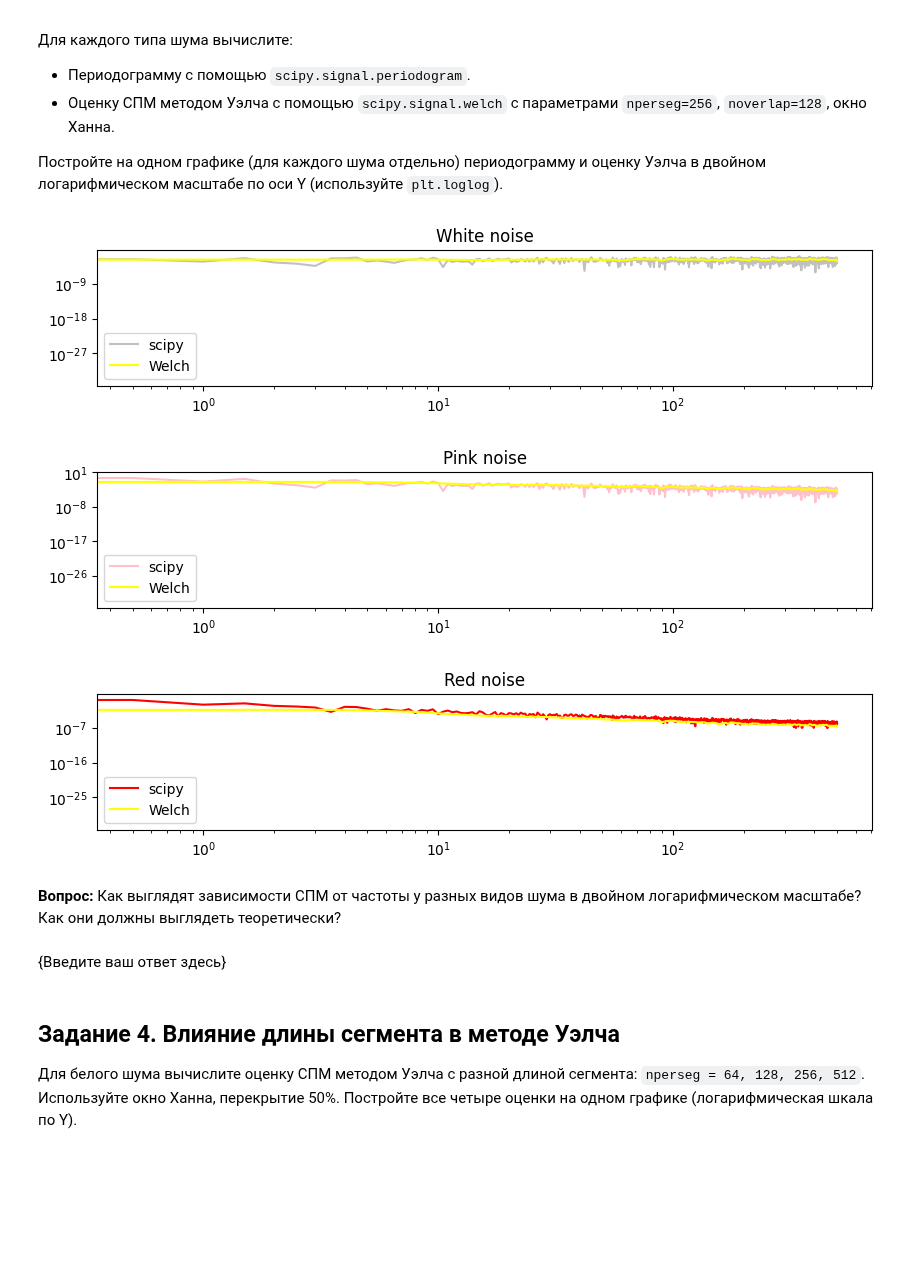
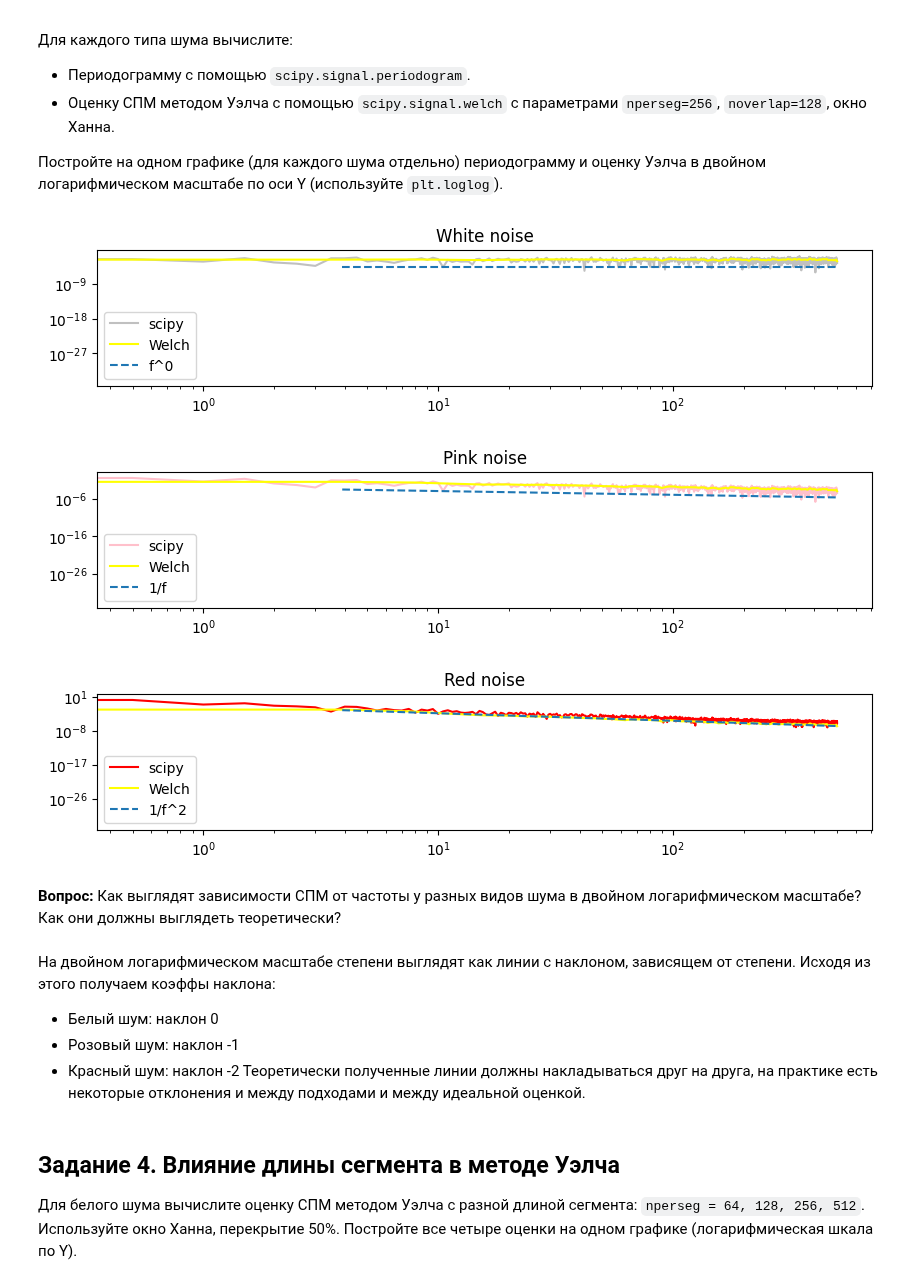
Before and after one commit to Korobokkk/YADRO-2026_dsp-seminars, a Jupyter notebook: kiselel_4_lab.ipynb, the cells around one changed output. Drawn from its saved outputs; the diff is of its cells as text; code cells hidden in the pictures; blank space fills up the shorter version.

```diff
--- a/kiselel_4_lab.ipynb
+++ b/kiselel_4_lab.ipynb
@@ -30,12 +30,14 @@ white_noise = np.random.normal(0, scale, fs * T)
 #pink noise
 X = np.fft.rfft(white_noise)
 freqs = np.fft.rfftfreq(T * fs, d = 1 / fs)
+X[0] = 1
 X[1:] *= 1 / np.sqrt(freqs[1:])
 pink_noise = np.fft.irfft(X)
 pink_noise /= np.std(pink_noise)
 
 #red noise
 red_noise = np.cumsum(white_noise)
+red_noise -= np.mean(red_noise)
 red_noise /= np.std(red_noise)
 
 # print(len(white_noise))
@@ -57,9 +59,11 @@ plt.subplot(3, 1, 3)
 # #plt.figure(figsize = (16,8))
 plt.title('Красный шум')
 plt.plot(t, red_noise)
+plt.xlim(0,2)
+plt.ylim(min(red_noise),max(red_noise))
 plt.show()
 
-print(f'Белый шум: mean - {np.mean(white_noise)}, disp {np.var(white_noise)}')
-print(f'Розовый шум: mean - {np.mean(pink_noise)}, disp {np.var(pink_noise)}')
-print(f'Красный шум: mean - {np.mean(red_noise)}, disp {np.var(red_noise)}')
+print(f'Белый шум: mean: {np.mean(white_noise):.4f}, disp: {np.var(white_noise):.4f}')
+print(f'Розовый шум: mean: {np.mean(pink_noise):.4f}, disp: {np.var(pink_noise):.4f}')
+print(f'Красный шум: mean: {np.mean(red_noise):.4f}, disp: {np.var(red_noise):.4f}')
 # %% [output]
@@ -119,40 +132,51 @@ f_white, arr_white = scipy.signal.periodogram(white_noise, fs)
 f_white_welch, arr_white_welch = scipy.signal.welch(white_noise, fs=fs, window='hann', nperseg=256, noverlap=128)
 
 f_pink, arr_pink = scipy.signal.periodogram(pink_noise, fs)
 f_pink_welch, arr_pink_welch = scipy.signal.welch(pink_noise, fs=fs, window='hann', nperseg=256, noverlap=128)
 
 f_red, arr_red = scipy.signal.periodogram(red_noise, fs)
 f_red_welch, arr_red_welch = scipy.signal.welch(red_noise, fs=fs, window='hann', nperseg=256, noverlap=128)
 
+
+f_ref, P_ref = f_white_welch[10], arr_white_welch[10]
+f_ref, P_ref = f_pink_welch[10], arr_pink_welch[10]
+f_ref, P_ref = f_red_welch[10], arr_red_welch[10]
 plt.figure(figsize=(10, 6))
 plt.subplot(3, 1, 1)
 plt.title('White noise')
 plt.loglog(f_white, arr_white, color = 'silver', label = 'scipy')
 plt.loglog(f_white_welch, arr_white_welch, color = 'yellow', label = 'Welch')
+plt.loglog(f_white_welch[1:], P_ref * (f_white_welch[1:] / f_ref)**0, '--', label='f^0')
 plt.legend()
 plt.show()
 plt.figure(figsize=(10, 6))
 plt.subplot(3, 1, 2)
 plt.title('Pink noise')
 plt.loglog(f_pink, arr_pink, color = 'pink', label = 'scipy')
 plt.loglog(f_pink_welch, arr_pink_welch, color = 'yellow', label = 'Welch')
+plt.loglog(f_pink_welch[1:], P_ref * (f_pink_welch[1:] / f_ref)**(-1), '--', label='1/f')
 plt.legend()
 plt.show()
 plt.figure(figsize=(10, 6))
 plt.subplot(3, 1, 3)
 plt.title('Red noise')
 plt.loglog(f_red, arr_red, color = 'red', label = 'scipy')
 plt.loglog(f_red_welch, arr_red_welch, color = 'yellow', label = 'Welch')
+plt.loglog(f_red_welch[1:], P_ref * (f_red_welch[1:] / f_ref)**(-2), '--', label='1/f^2')
 plt.legend()
 plt.show()
 # %% [output]
-[figure, old version]
+[figure, new version]
-[figure, old version]
+[figure, new version]
-[figure, old version]
+[figure, new version]
 # %% [markdown]
 **Вопрос:** Как выглядят зависимости СПМ от частоты у разных видов шума в двойном логарифмическом масштабе? Как они должны выглядеть теоретически?
-# %% [markdown]
-{Введите ваш ответ здесь}
+# %% [markdown]
+На двойном логарифмическом масштабе степени выглядят как линии с наклоном, зависящем от степени. Иcходя из этого получаем коэффы наклона:
+- Белый шум: наклон 0
+- Розовый шум: наклон -1
+- Красный шум: наклон -2
+ Теоретически полученные линии должны накладываться друг на друга, на практике есть некоторые отклонения и между подходами и между идеальной оценкой.
 # %% [markdown]
 ## Задание 4. Влияние длины сегмента в методе Уэлча
 Для белого шума вычислите оценку СПМ методом Уэлча с разной длиной сегмента: `nperseg = 64, 128, 256, 512`. Используйте окно Ханна, перекрытие 50%. Постройте все четыре оценки на одном графике (логарифмическая шкала по Y).
```
Also changed, not shown: parts of 18 cells of this notebook.
